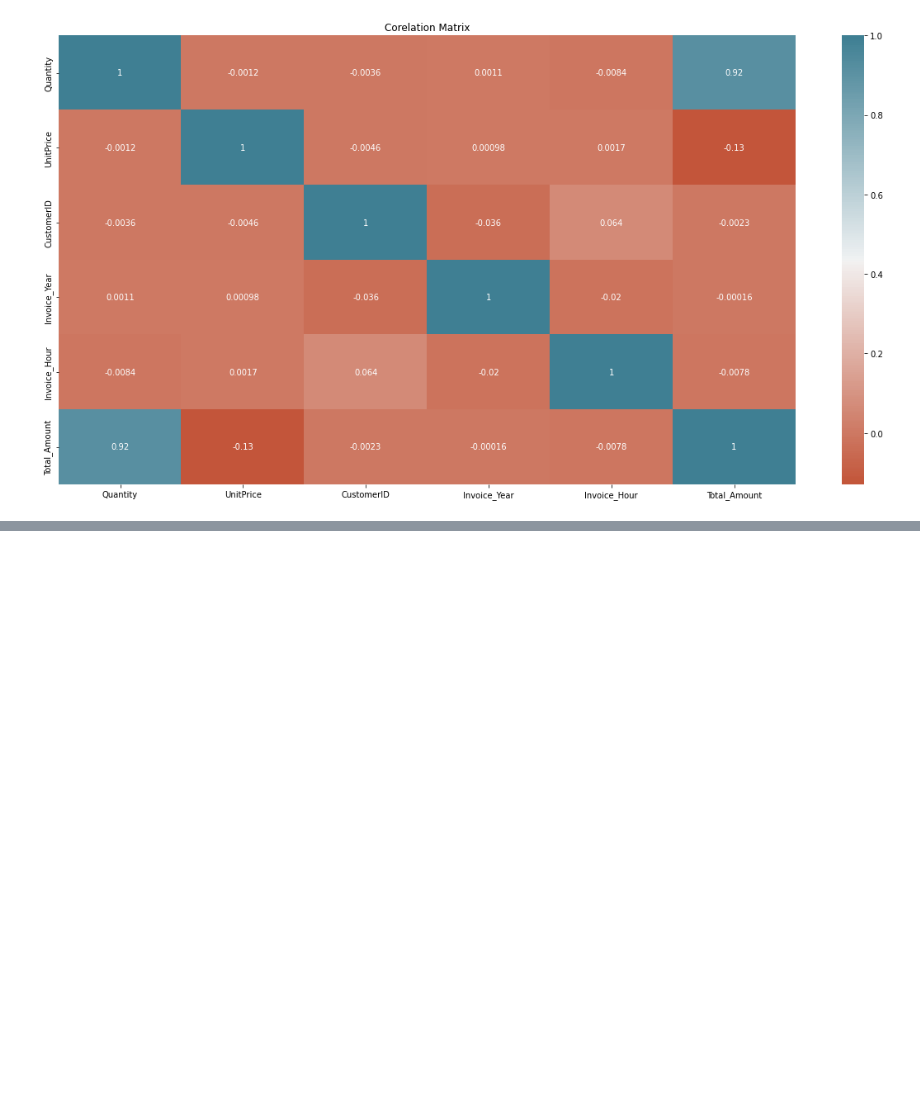
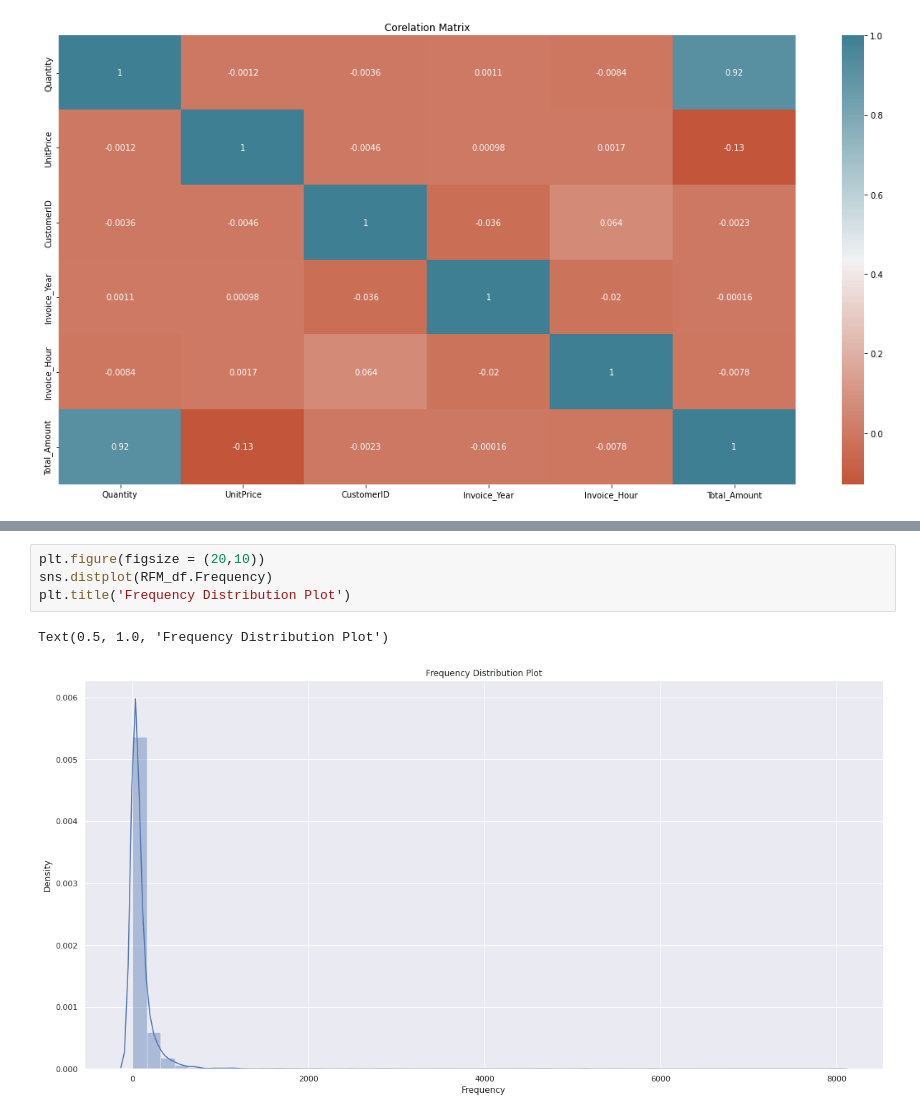
Before and after one commit to akashkivani/almabetter-Online-Retail-Customer-Segmentation-Project, a Jupyter notebook: Online_Retail_Customer_Segmentation_Capstone_Project_4.ipynb, the cells around one changed output, grey strips where cells are left out. Cells and saved outputs as stored; diff of their text form; blank space fills up the shorter version.

```diff
--- a/Online_Retail_Customer_Segmentation_Capstone_Project_4.ipynb
+++ b/Online_Retail_Customer_Segmentation_Capstone_Project_4.ipynb
@@ -492,0 +551,7 @@ Text(0.5, 1.0, 'Corelation Matrix')
+# %%
+plt.figure(figsize = (20,10))
+sns.distplot(RFM_df.Frequency)
+plt.title('Frequency Distribution Plot')
+# %% [output]
+Text(0.5, 1.0, 'Frequency Distribution Plot')
+[figure, added]
```
Also changed, not shown: parts of 10 cells of this notebook.
